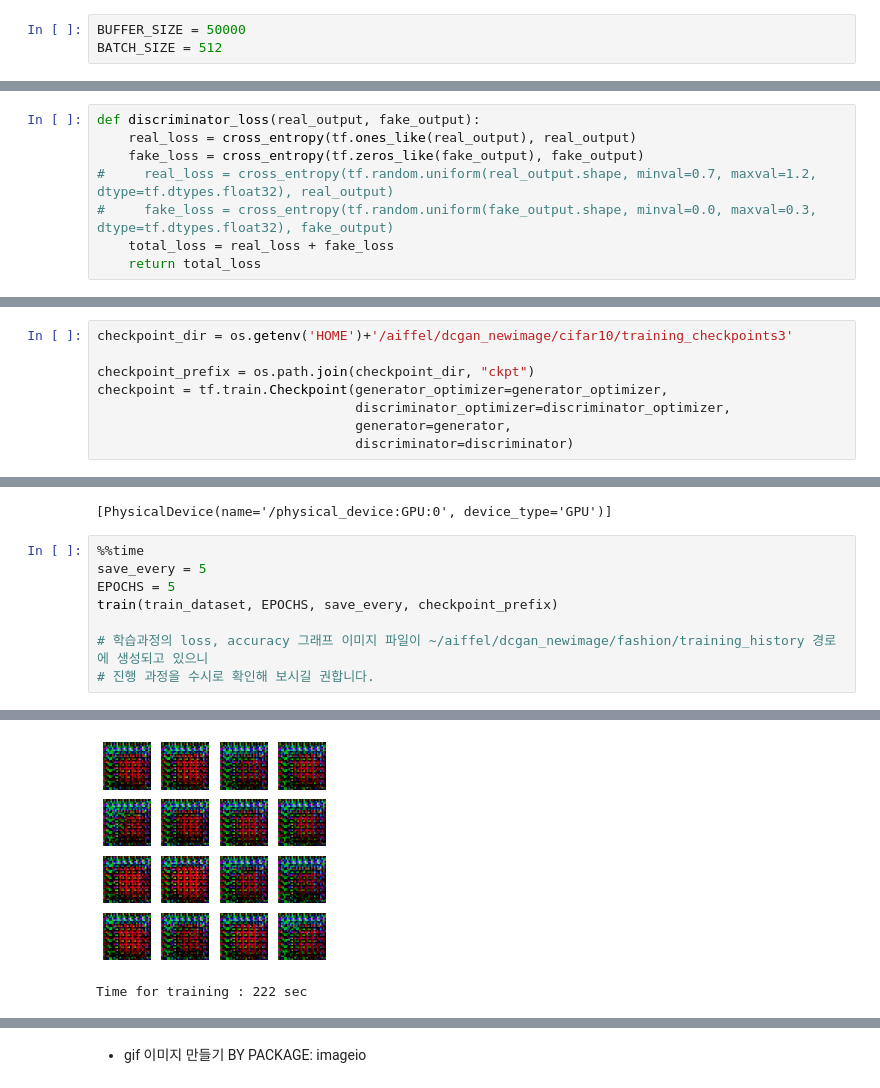
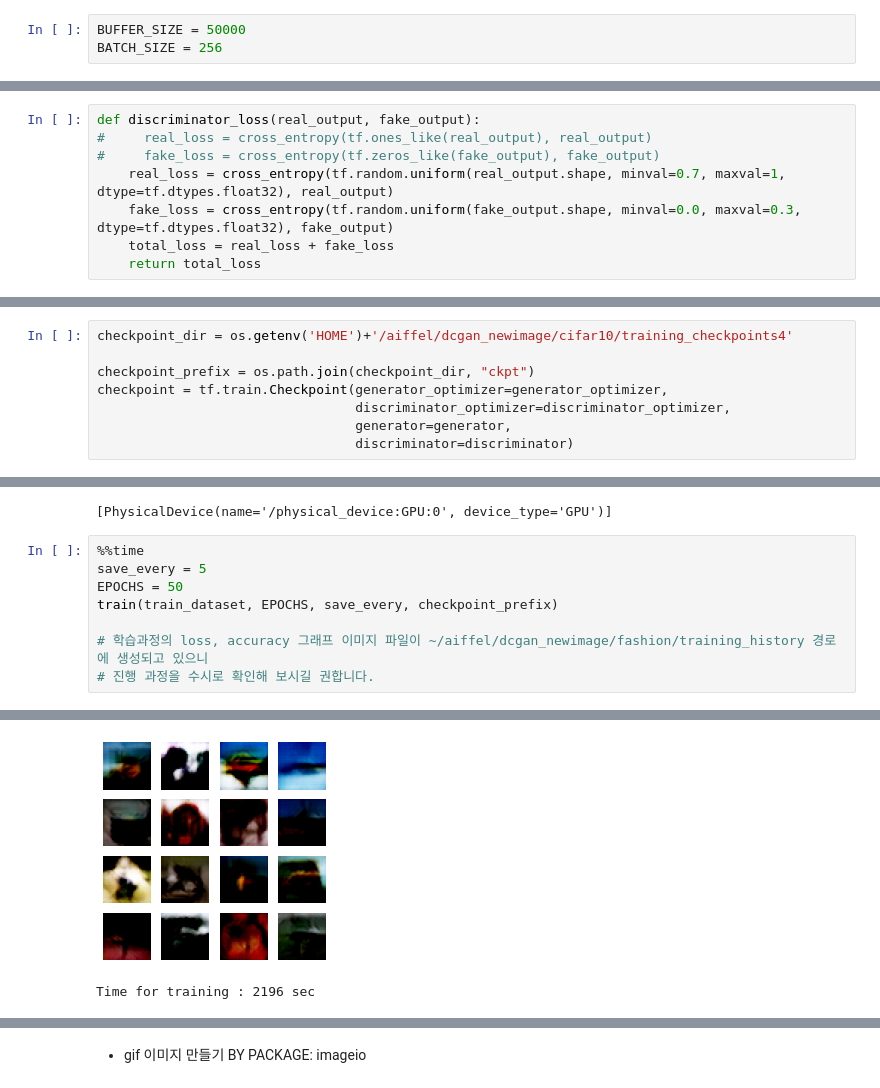
Before and after one commit to thk-lightman/Proj_AIFFEL-LMS, a Jupyter notebook: [E-13] Modeling DCGAN with CIFAR10.ipynb, the cells around one changed output, grey strips where cells are left out. Cells and saved outputs as stored; diff of their text form.

```diff
--- a/[E-13] Modeling DCGAN with CIFAR10.ipynb
+++ b/[E-13] Modeling DCGAN with CIFAR10.ipynb
@@ -90,7 +90,7 @@ Clipping input data to the valid range for imshow with RGB data ([0..1] for floa
 [figure]
 # %%
 BUFFER_SIZE = 50000
-BATCH_SIZE = 512
+BATCH_SIZE = 256
 # %% [markdown]
 - 텐서플로우 공식 문서: [tf.data.Dataset](https://www.tensorflow.org/api_docs/python/tf/data/Dataset#shuffle)
   - 데이터가 잘 섞이게 하려면 Buffer_Size > 총 데이터 개수
@@ -304,10 +304,10 @@ def generator_loss(fake_output):
   - fake_output → 0 : 0으로 채워진 벡터
 # %%
 def discriminator_loss(real_output, fake_output):
-    real_loss = cross_entropy(tf.ones_like(real_output), real_output)
-    fake_loss = cross_entropy(tf.zeros_like(fake_output), fake_output)
-#     real_loss = cross_entropy(tf.random.uniform(real_output.shape, minval=0.7, maxval=1.2, dtype=tf.dtypes.float32), real_output)
-#     fake_loss = cross_entropy(tf.random.uniform(fake_output.shape, minval=0.0, maxval=0.3, dtype=tf.dtypes.float32), fake_output)
+#     real_loss = cross_entropy(tf.ones_like(real_output), real_output)
+#     fake_loss = cross_entropy(tf.zeros_like(fake_output), fake_output)
+    real_loss = cross_entropy(tf.random.uniform(real_output.shape, minval=0.7, maxval=1, dtype=tf.dtypes.float32), real_output)
+    fake_loss = cross_entropy(tf.random.uniform(fake_output.shape, minval=0.0, maxval=0.3, dtype=tf.dtypes.float32), fake_output)
     total_loss = real_loss + fake_loss
     return total_loss
 # %% [markdown]
@@ -426,7 +426,7 @@ def draw_train_history(history, epoch):
                     .format(os.getenv('HOME'), epoch))
     plt.show()
 # %%
-checkpoint_dir = os.getenv('HOME')+'/aiffel/dcgan_newimage/cifar10/training_checkpoints3'
+checkpoint_dir = os.getenv('HOME')+'/aiffel/dcgan_newimage/cifar10/training_checkpoints4'
 
 checkpoint_prefix = os.path.join(checkpoint_dir, "ckpt")
 checkpoint = tf.train.Checkpoint(generator_optimizer=generator_optimizer,
@@ -471,27 +471,27 @@ tf.config.list_physical_devices("GPU")
 # %%
 %%time
 save_every = 5
-EPOCHS = 5
+EPOCHS = 50
 train(train_dataset, EPOCHS, save_every, checkpoint_prefix)
 
 # 학습과정의 loss, accuracy 그래프 이미지 파일이 ~/aiffel/dcgan_newimage/fashion/training_history 경로에 생성되고 있으니
 # 진행 과정을 수시로 확인해 보시길 권합니다.
 # %% [output]
 Clipping input data to the valid range for imshow with RGB data ([0..1] for floats or [0..255] for integers).
 Clipping input data to the valid range for imshow with RGB data ([0..1] for floats or [0..255] for integers).
 Clipping input data to the valid range for imshow with RGB data ([0..1] for floats or [0..255] for integers).
 Clipping input data to the valid range for imshow with RGB data ([0..1] for floats or [0..255] for integers).
 Clipping input data to the valid range for imshow with RGB data ([0..1] for floats or [0..255] for integers).
 Clipping input data to the valid range for imshow with RGB data ([0..1] for floats or [0..255] for integers).
 Clipping input data to the valid range for imshow with RGB data ([0..1] for floats or [0..255] for integers).
 Clipping input data to the valid range for imshow with RGB data ([0..1] for floats or [0..255] for integers).
 Clipping input data to the valid range for imshow with RGB data ([0..1] for floats or [0..255] for integers).
 Clipping input data to the valid range for imshow with RGB data ([0..1] for floats or [0..255] for integers).
 Clipping input data to the valid range for imshow with RGB data ([0..1] for floats or [0..255] for integers).
 Clipping input data to the valid range for imshow with RGB data ([0..1] for floats or [0..255] for integers).
 Clipping input data to the valid range for imshow with RGB data ([0..1] for floats or [0..255] for integers).
 Clipping input data to the valid range for imshow with RGB data ([0..1] for floats or [0..255] for integers).
 Clipping input data to the valid range for imshow with RGB data ([0..1] for floats or [0..255] for integers).
 Clipping input data to the valid range for imshow with RGB data ([0..1] for floats or [0..255] for integers).
-[figure, old version]
+[figure, new version]
-Time for training : 222 sec
+Time for training : 2196 sec
```
Also changed, not shown: parts of 13 cells of this notebook.
